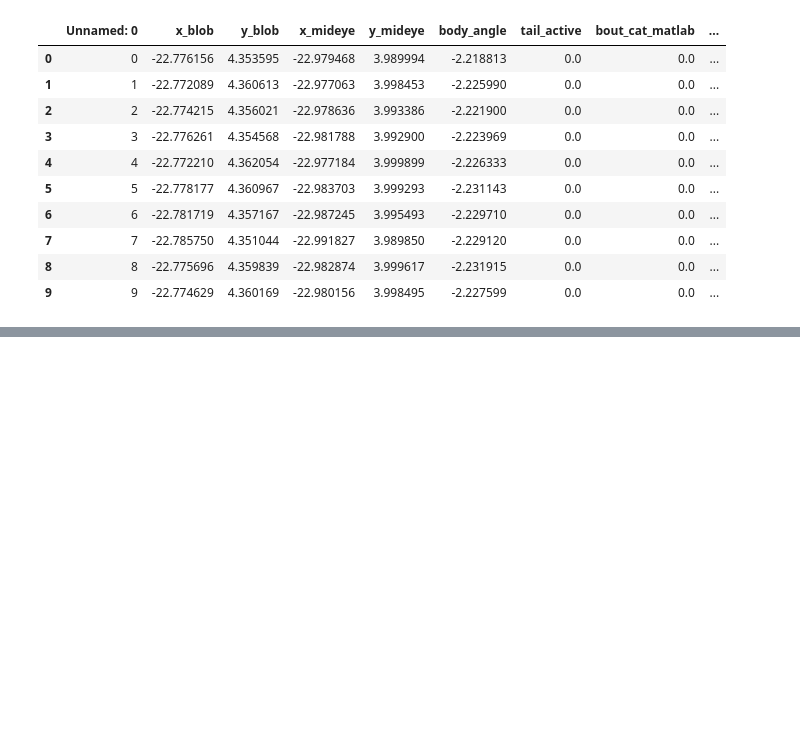
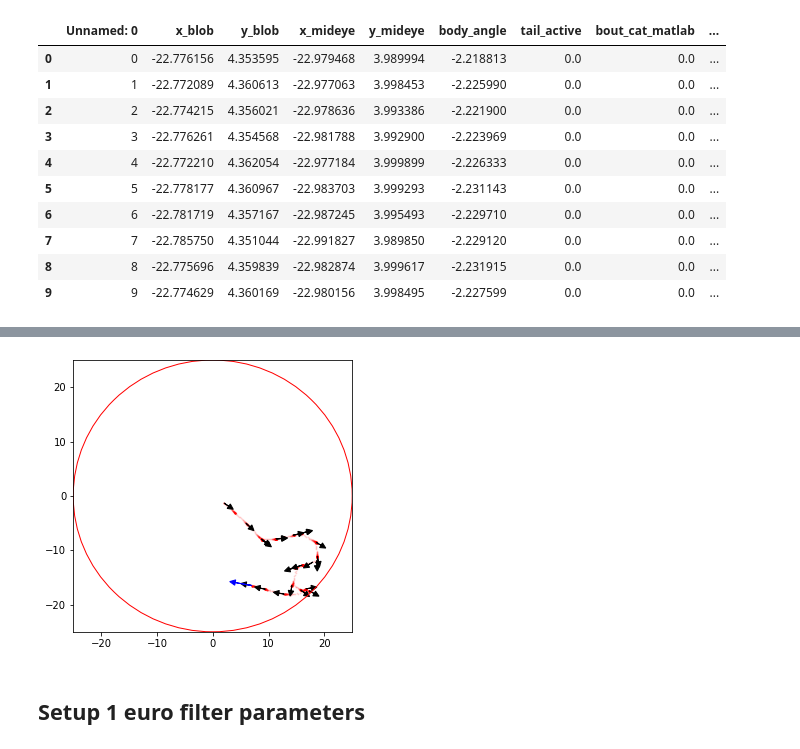
Before and after one commit to orger-lab/megabouts, a Jupyter notebook: megabouts/super_resolution_pipeline.ipynb, the cells around one changed output, grey strips where cells are left out. Cells and saved outputs as stored; diff of their text form; code cells hidden in the pictures; blank space fills up the shorter version.

```diff
--- a/megabouts/super_resolution_pipeline.ipynb
+++ b/megabouts/super_resolution_pipeline.ipynb
@@ -55,27 +76,0 @@ x,y = x-circle[0],y-circle[1]
-# %%
-
-def display_trajectory(df,index,past_memory=3*700):
-    #set up the figure
-    fig = plt.figure(figsize=(5,5))
-    canvas_width, canvas_height = fig.canvas.get_width_height()
-    ax = fig.add_subplot()
-    circle = plt.Circle((0, 0),25, ec='r', fill=False)
-    ax.add_artist(circle)
-
-    df_past = df.iloc[max(0,index-past_memory):index+1]
-    ax.scatter(df_past['x'], df_past['y'], c = 'r', s =1,alpha=0.1)
-    for i in range(0,df_past.shape[0],100):
-        c = 1*np.cos(df_past.iloc[i]['angle'])
-        s = 1*np.sin(df_past.iloc[i]['angle'])
-        x_end = df_past.iloc[i]['x']
-        y_end = df_past.iloc[i]['y']
-        ax.arrow(x_end,y_end,c,s, head_width=1, head_length=1, fc='k', ec='k')
-
-    c = 3*np.cos(df.iloc[index]['angle'])
-    s = 3*np.sin(df.iloc[index]['angle'])
-    x_end = df.iloc[index]['x']
-    y_end = df.iloc[index]['y']
-    ax.arrow(x_end,y_end,c,s, head_width=1, head_length=1, fc='b', ec='b')
-    ax.set_xlim(-25,25)
-    ax.set_ylim(-25,25)
-    return fig
@@ -574,0 +79,10 @@ ax.plot(sub_bouts_array_flat[k,:140]/scale_x,sub_bouts_array_flat[k,140:140*2]/s
+# %%
+# Downsample:
+new_fps = 90
+downsampling_f, Duration_after_Downsampling,t,tnew = create_downsampling_function(new_fps,duration_original=len(x),original_fps=700)
+x_sub = downsampling_f(x,axis = 0)
+y_sub = downsampling_f(y,axis = 0)
+body_angle_sub = downsampling_f(body_angle,axis = 0)
+tail_angle_sub = downsampling_f(tail_angle,axis = 0)
+
+x_input,y_input,body_angle_input = x_sub,y_sub,body_angle_sub
@@ -574,0 +105,9 @@ ax.plot(sub_bouts_array_flat[k,:140]/scale_x,sub_bouts_array_flat[k,140:140*2]/s
+# %%
+df_plot=pd.DataFrame(np.vstack((x_sub,y_sub,body_angle_sub)).T,
+columns=['x','y','angle'])
+id = np.random.randint(df_plot.shape[0])
+fig = display_trajectory(df_plot,index = id,past_memory=3*700)
+# %% [output]
+[figure, added]
+# %% [markdown]
+## Setup 1 euro filter parameters
```
Also changed, not shown: parts of 102 cells of this notebook, 9 other files.
